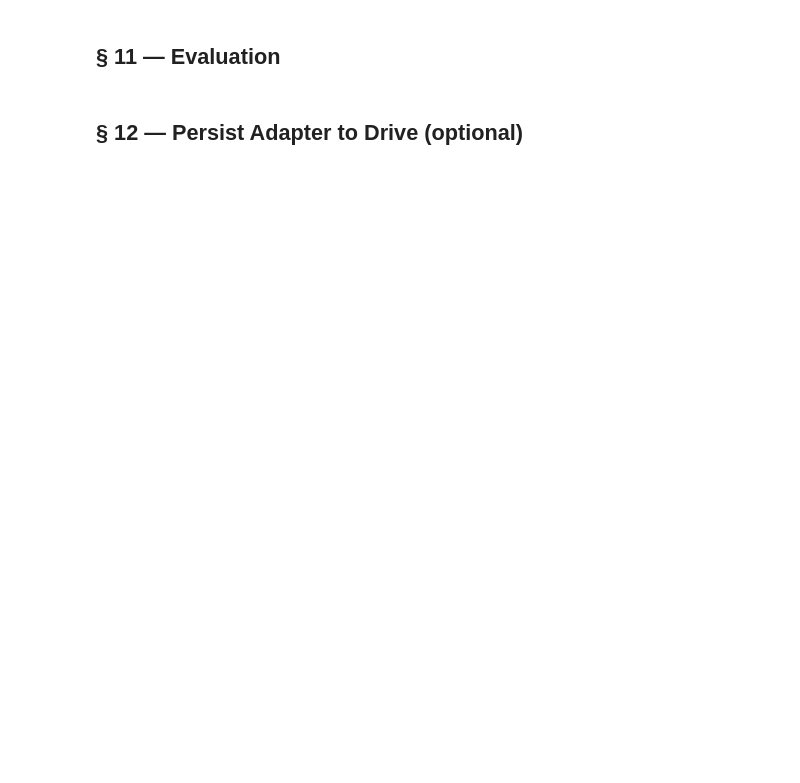
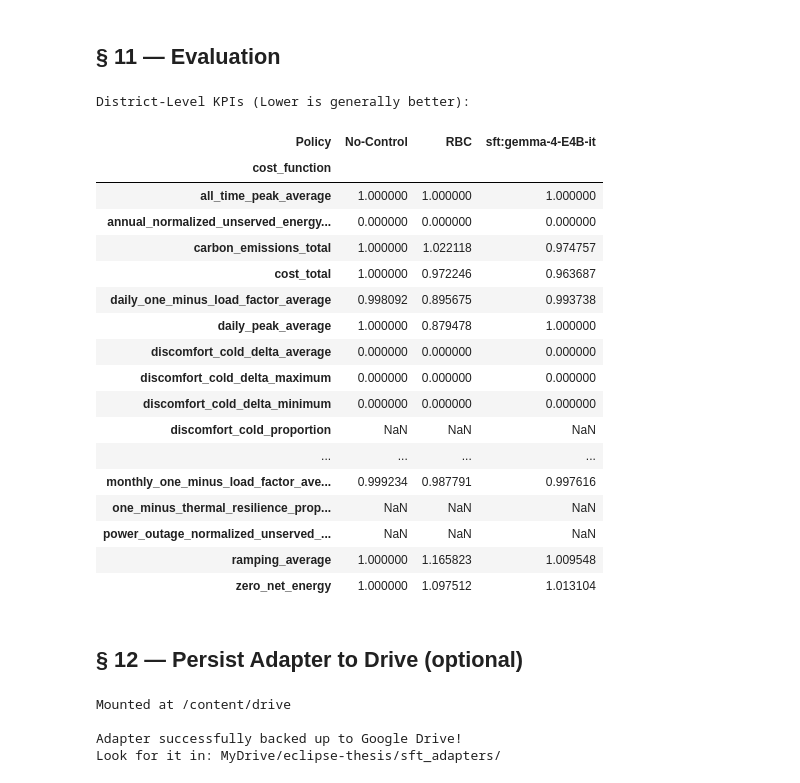
Before and after one commit to antonisbast/eclipse-thesis, a Jupyter notebook: notebooks/05_sft_gemma_colab.ipynb, the cells around one changed output. Saved outputs shown, nothing was run; the diff lists cells and outputs as text; code cells hidden in the pictures; blank space fills up the shorter version.

```diff
--- a/notebooks/05_sft_gemma_colab.ipynb
+++ b/notebooks/05_sft_gemma_colab.ipynb
@@ -31,9 +31,8 @@ REPO_DIR       = "/content/eclipse-thesis"
 DATASET_GLOB   = "notebooks/artifacts/sft_datasets/sac_*.jsonl"  # picks newest match
 
 # ── Model selection ───────────────────────────────────────────────────────
-# Unsloth-optimized Gemma 3n E4B — same architecture as notebook 03's
-# google/gemma-4-E4B-it. Use the unsloth/* variant to get the fast kernels.
-MODEL_ID:       str  = "unsloth/gemma-3n-E4B-it"
+# Unsloth-optimized Gemma 4 E4B
+MODEL_ID:       str  = "unsloth/gemma-4-E4B-it"
 LOAD_IN_4BIT:   bool = True
 MAX_NEW_TOKENS: int  = 200
 
@@ -126,11 +161,16 @@ Unsloth-optimized form (no `prepare_model_for_kbit_training` needed).
 # %%
 from unsloth import FastModel
 import torch
+import time
+
+# Clear any lingering memory from previous failed runs
+torch.cuda.empty_cache()
 
 _t0 = time.time()
 model, tokenizer = FastModel.from_pretrained(
     model_name      = MODEL_ID,
     max_seq_length  = MAX_SEQ_LEN,
+    dtype           = None,  # Let Unsloth auto-detect optimal precision for Gemma 4
     load_in_4bit    = LOAD_IN_4BIT,
     full_finetuning = False,
     token           = HF_TOKEN or None,
@@ -209,8 +276,8 @@ sft_cfg = SFTConfig(
     max_length                  = MAX_SEQ_LEN,
     logging_steps               = 25,
     save_strategy               = "no",
-    bf16                        = False,
-    fp16                        = True,
+    bf16                        = True,
+    fp16                        = False,
     optim                       = "adamw_8bit",   # Unsloth-recommended on T4
     warmup_ratio                = 0.03,
     lr_scheduler_type           = "linear",
@@ -390,2 +502,48 @@ display(zne_df[["ZNE ratio (solar / import)", "self-consumption ratio"]])
+# %%
+import pandas as pd
+
+# Bypass src.eval and use CityLearn's native evaluation
+df_noop = env_noop.evaluate()
+df_noop['Policy'] = 'No-Control'
+
+df_rbc = env_rbc.evaluate()
+df_rbc['Policy'] = 'RBC'
+
+df_slm = env_slm.evaluate()
+df_slm['Policy'] = slm.label
+
+# Combine the results
+all_kpis = pd.concat([df_noop, df_rbc, df_slm])
+
+# Filter for district-level KPIs and pivot for easy comparison
+try:
+    district_kpis = all_kpis[all_kpis['level'] == 'district']
+    comparison_df = district_kpis.pivot(index='cost_function', columns='Policy', values='value')
+    print("District-Level KPIs (Lower is generally better):")
+    display(comparison_df)
+except Exception as e:
+    # Fallback if the dataframe structure is different than expected
+    print(f"Pivot failed: {e}\nRaw KPI Data:")
+    display(all_kpis)
+# %% [output]
+District-Level KPIs (Lower is generally better):
+| Policy | No-Control | RBC | sft:gemma-4-E4B-it |
+| cost_function |  |  |  |
+| all_time_peak_average | 1.000000 | 1.000000 | 1.000000 |
+| annual_normalized_unserved_energy... | 0.000000 | 0.000000 | 0.000000 |
+| carbon_emissions_total | 1.000000 | 1.022118 | 0.974757 |
+| cost_total | 1.000000 | 0.972246 | 0.963687 |
+| daily_one_minus_load_factor_average | 0.998092 | 0.895675 | 0.993738 |
+| daily_peak_average | 1.000000 | 0.879478 | 1.000000 |
+| discomfort_cold_delta_average | 0.000000 | 0.000000 | 0.000000 |
+| discomfort_cold_delta_maximum | 0.000000 | 0.000000 | 0.000000 |
+| discomfort_cold_delta_minimum | 0.000000 | 0.000000 | 0.000000 |
+| discomfort_cold_proportion | NaN | NaN | NaN |
+| ... | ... | ... | ... |
+| monthly_one_minus_load_factor_ave... | 0.999234 | 0.987791 | 0.997616 |
+| one_minus_thermal_resilience_prop... | NaN | NaN | NaN |
+| power_outage_normalized_unserved_... | NaN | NaN | NaN |
+| ramping_average | 1.000000 | 1.165823 | 1.009548 |
+| zero_net_energy | 1.000000 | 1.097512 | 1.013104 |
 # %% [markdown]
 ## § 12 — Persist Adapter to Drive (optional)
@@ -397,0 +550,19 @@ print("Uncomment the cell above to persist to Google Drive.")
+# %%
+from google.colab import drive
+
+# This will prompt you to authorize Google Drive access
+drive.mount('/content/drive')
+
+# Ensure the target directory exists
+!mkdir -p /content/drive/MyDrive/eclipse-thesis/sft_adapters/
+
+# Copy the saved adapter to your Drive
+!cp -r {ADAPTER_DIR} /content/drive/MyDrive/eclipse-thesis/sft_adapters/
+
+print(f"\nAdapter successfully backed up to Google Drive!")
+print(f"Look for it in: MyDrive/eclipse-thesis/sft_adapters/")
+# %% [output]
+Mounted at /content/drive
+
+Adapter successfully backed up to Google Drive!
+Look for it in: MyDrive/eclipse-thesis/sft_adapters/
```
Also changed, not shown: parts of 27 cells of this notebook, 7 other files.
